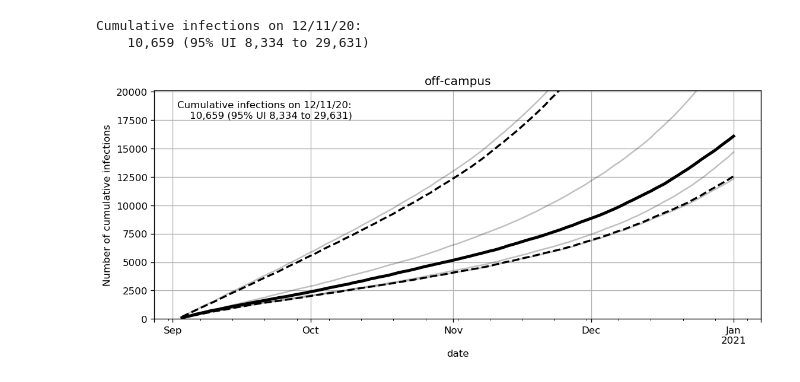
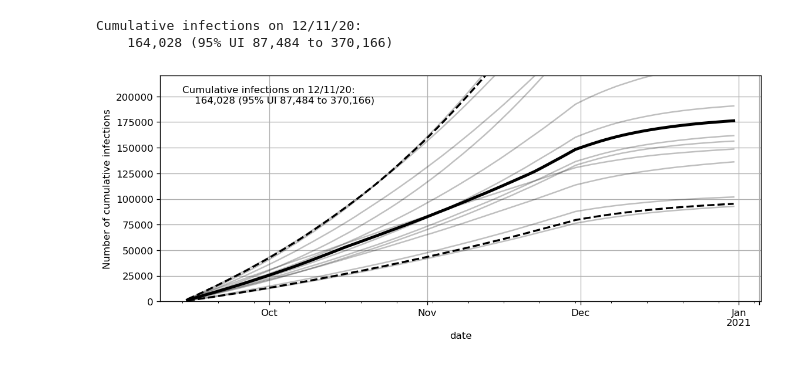
Before and after one commit to ihmeuw/vivarium_uw_covid, a Jupyter notebook: 00_example.ipynb, the cells around one changed output. Drawn from its saved outputs; the diff is of its cells as text; code cells hidden in the pictures.

Commit message:
WIP: updates to theta in SEIIR model

```diff
--- a/00_example.ipynb
+++ b/00_example.ipynb
@@ -42,23 +35,17 @@ tests_per_week
+# %%
+beta_alt_final = vuc.make_beta(data['coeffs'], alt_covs, data['beta_fit'])
+# %%
+initial_states = data['compartment_sizes'].loc[start_time].dropna().set_index('draw')
 # %%
 %%time
 
 np.random.seed(12345)  # set random seed for reproducilibity
-df_individual_hybrid_list, df_compartment_hybrid_list = \
-       vuc.run_hybrid_model(n_simulants=n_on_campus,
-
-                            mixing_parameter=mixing_parameter,
-                            n_draws=n_draws,
-                            beta_agent=beta_alt_final,
-                            beta_compartment=beta_final,
-
-                            params=data['params'],
-                            start_time=data['t0'],
-                            initial_states_agent=data['initial_states'],
-                            initial_states_compartment=data['initial_states'],
-
-                            use_mechanistic_testing=True,
-                            test_rate=test_rate,
-                            test_positive_rate=test_rate,
-
-                           )
+df_baseline_dict = vuc.run_compartmental_model(
+                        n_draws, -1,
+                        params=data['params'],
+                        beta=beta_final,
+                        start_time=start_time,
+                        end_time=end_time,
+                        initial_states=initial_states
+                    )
 # %% [output]
@@ -73,0 +61,12 @@ Cumulative infections on 12/11/20:
+# %%
+%%time
+
+np.random.seed(12345)  # set random seed for reproducilibity
+df_alt_dict = vuc.run_compartmental_model(
+                        n_draws, -1,
+                        params=data['params'],
+                        beta=beta_alt_final,
+                        start_time=start_time,
+                        end_time=end_time,
+                        initial_states=initial_states
+                    )
@@ -74,8 +76,7 @@ Cumulative infections on 12/11/20:
 # %%
-vuc.plot_results(df_compartment_hybrid_list,
-                 title='off-campus',
+vuc.plot_results(df_alt_dict,
                  metric='cumulative_infections')
 # %% [output]
 Cumulative infections on 12/11/20:
-    10,659 (95% UI 8,334 to 29,631)
+    164,028 (95% UI 87,484 to 370,166)
-[figure, old version]
+[figure, new version]
```
Also changed, not shown: parts of 13 cells of this notebook, 5 other files.
